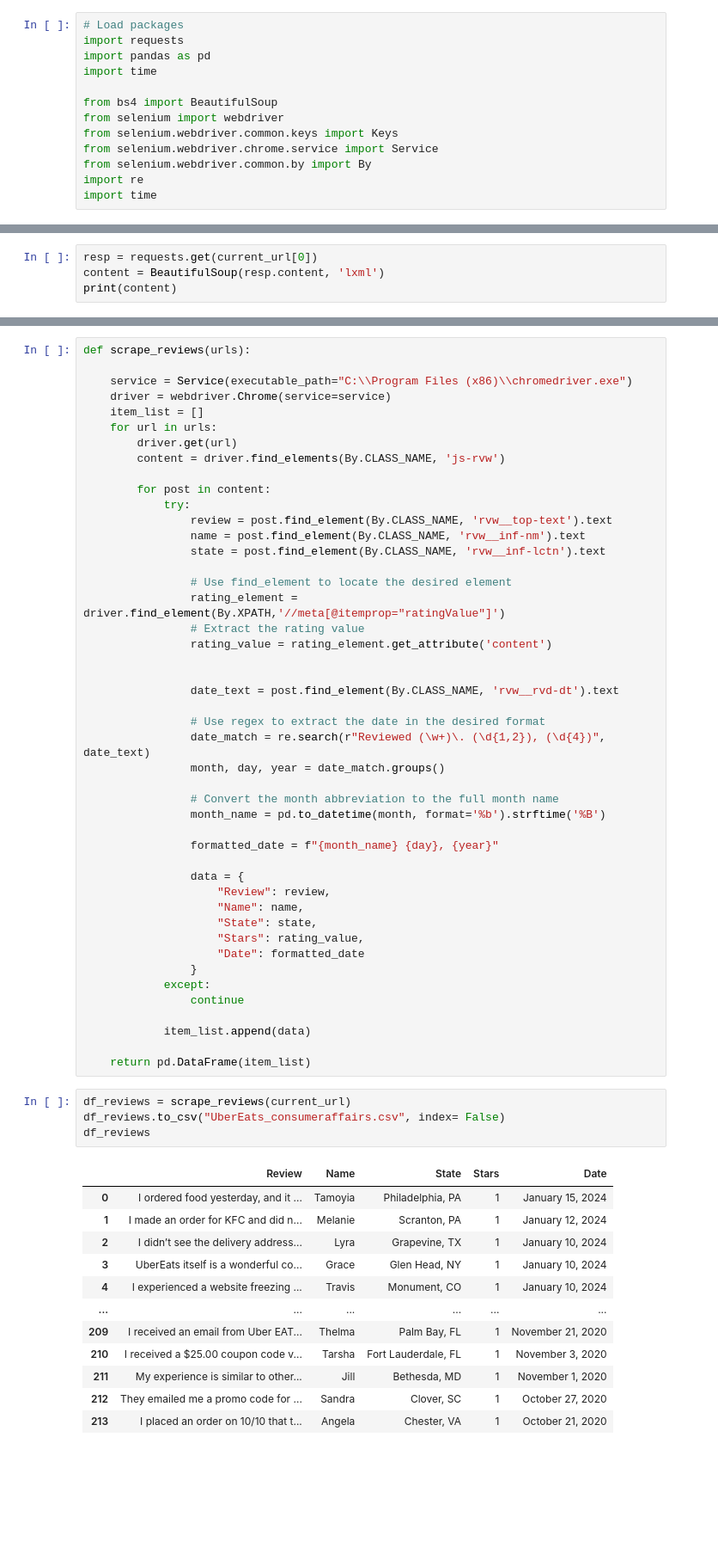
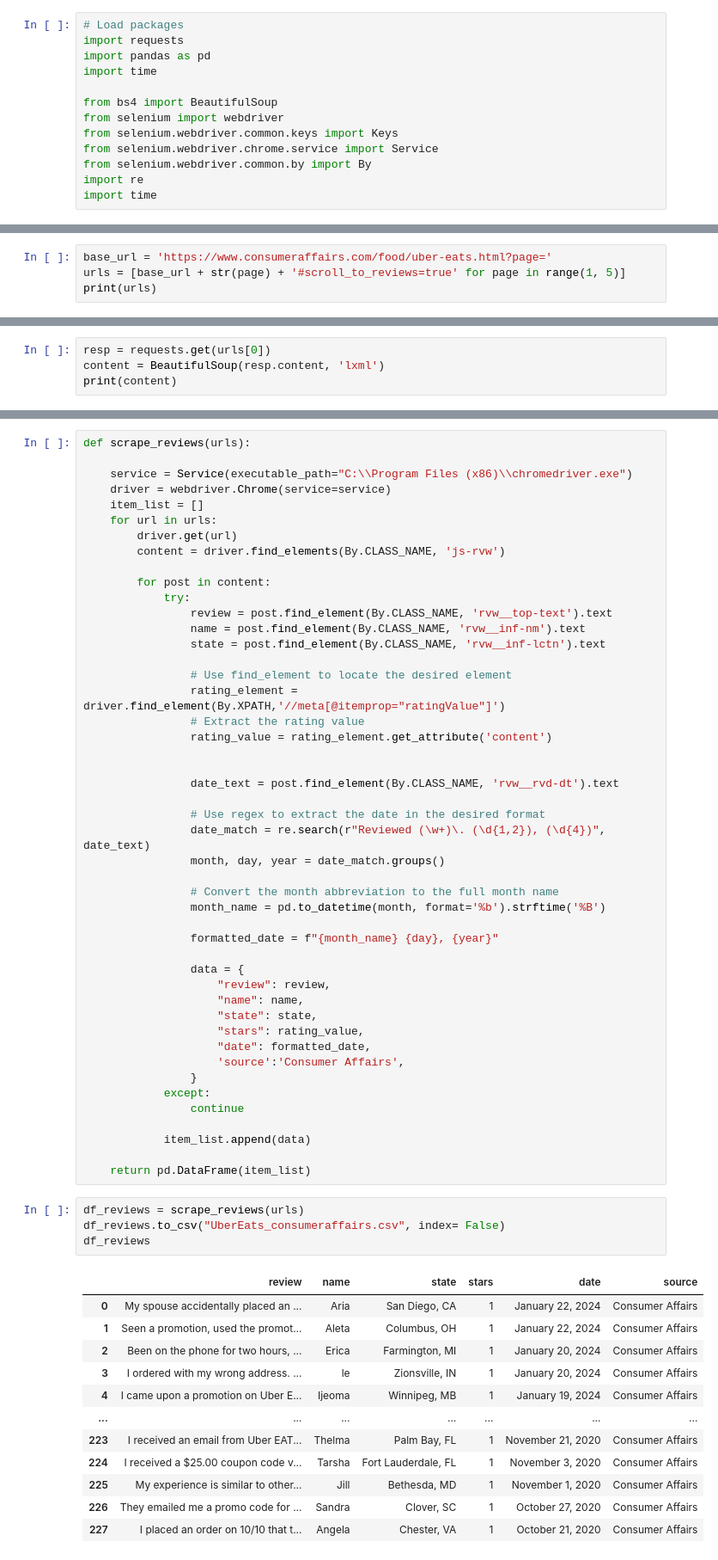
Before and after one commit to nightsinker/TSAP-UberEats, a Jupyter notebook: Jay_WebScraping/consumer-affairs/consumer-affairs.ipynb, the cells around one changed output, grey strips where cells are left out. Shown at 86% size. Saved outputs shown, nothing was run; the diff lists cells and outputs as text; blank space fills up the shorter version.

Commit message:
add current

```diff
--- a/Jay_WebScraping/consumer-affairs/consumer-affairs.ipynb
+++ b/Jay_WebScraping/consumer-affairs/consumer-affairs.ipynb
@@ -15,0 +14,4 @@ current_url = ['https://www.consumeraffairs.com/food/uber-eats.html?page=1#scrol
+# %%
+base_url = 'https://www.consumeraffairs.com/food/uber-eats.html?page='
+urls = [base_url + str(page) + '#scroll_to_reviews=true' for page in range(1, 5)]
+print(urls)
@@ -16,5 +20,5 @@ current_url = ['https://www.consumeraffairs.com/food/uber-eats.html?page=1#scrol
 # %%
-resp = requests.get(current_url[0])
+resp = requests.get(urls[0])
 content = BeautifulSoup(resp.content, 'lxml')
 print(content)
 # %% [output]
@@ -69,11 +73,12 @@ def scrape_reviews(urls):
                 formatted_date = f"{month_name} {day}, {year}"
 
                 data = {
-                    "Review": review,
-                    "Name": name,
-                    "State": state,
-                    "Stars": rating_value,
-                    "Date": formatted_date
+                    "review": review,
+                    "name": name,
+                    "state": state,
+                    "stars": rating_value,
+                    "date": formatted_date,
+                    'source':'Consumer Affairs',
                 }
             except:
                 continue
@@ -82,19 +87,19 @@ def scrape_reviews(urls):
 
     return pd.DataFrame(item_list)
 # %%
-df_reviews = scrape_reviews(current_url)
+df_reviews = scrape_reviews(urls)
 df_reviews.to_csv("UberEats_consumeraffairs.csv", index= False)
 df_reviews
 # %% [output]
-|  | Review | Name | State | Stars | Date |
-| 0 | I ordered food yesterday, and it ... | Tamoyia | Philadelphia, PA | 1 | January 15, 2024 |
-| 1 | I made an order for KFC and did n... | Melanie | Scranton, PA | 1 | January 12, 2024 |
-| 2 | I didn’t see the delivery address... | Lyra | Grapevine, TX | 1 | January 10, 2024 |
-| 3 | UberEats itself is a wonderful co... | Grace | Glen Head, NY | 1 | January 10, 2024 |
-| 4 | I experienced a website freezing ... | Travis | Monument, CO | 1 | January 10, 2024 |
-| ... | ... | ... | ... | ... | ... |
-| 209 | I received an email from Uber EAT... | Thelma | Palm Bay, FL | 1 | November 21, 2020 |
-| 210 | I received a $25.00 coupon code v... | Tarsha | Fort Lauderdale, FL | 1 | November 3, 2020 |
-| 211 | My experience is similar to other... | Jill | Bethesda, MD | 1 | November 1, 2020 |
-| 212 | They emailed me a promo code for ... | Sandra | Clover, SC | 1 | October 27, 2020 |
-| 213 | I placed an order on 10/10 that t... | Angela | Chester, VA | 1 | October 21, 2020 |
+|  | review | name | state | stars | date | source |
+| 0 | My spouse accidentally placed an ... | Aria | San Diego, CA | 1 | January 22, 2024 | Consumer Affairs |
+| 1 | Seen a promotion, used the promot... | Aleta | Columbus, OH | 1 | January 22, 2024 | Consumer Affairs |
+| 2 | Been on the phone for two hours, ... | Erica | Farmington, MI | 1 | January 20, 2024 | Consumer Affairs |
+| 3 | I ordered with my wrong address. ... | le | Zionsville, IN | 1 | January 20, 2024 | Consumer Affairs |
+| 4 | I came upon a promotion on Uber E... | Ijeoma | Winnipeg, MB | 1 | January 19, 2024 | Consumer Affairs |
+| ... | ... | ... | ... | ... | ... | ... |
+| 223 | I received an email from Uber EAT... | Thelma | Palm Bay, FL | 1 | November 21, 2020 | Consumer Affairs |
+| 224 | I received a $25.00 coupon code v... | Tarsha | Fort Lauderdale, FL | 1 | November 3, 2020 | Consumer Affairs |
+| 225 | My experience is similar to other... | Jill | Bethesda, MD | 1 | November 1, 2020 | Consumer Affairs |
+| 226 | They emailed me a promo code for ... | Sandra | Clover, SC | 1 | October 27, 2020 | Consumer Affairs |
+| 227 | I placed an order on 10/10 that t... | Angela | Chester, VA | 1 | October 21, 2020 | Consumer Affairs |
```
Also changed, not shown: parts of 4 cells of this notebook, 4 other files.
